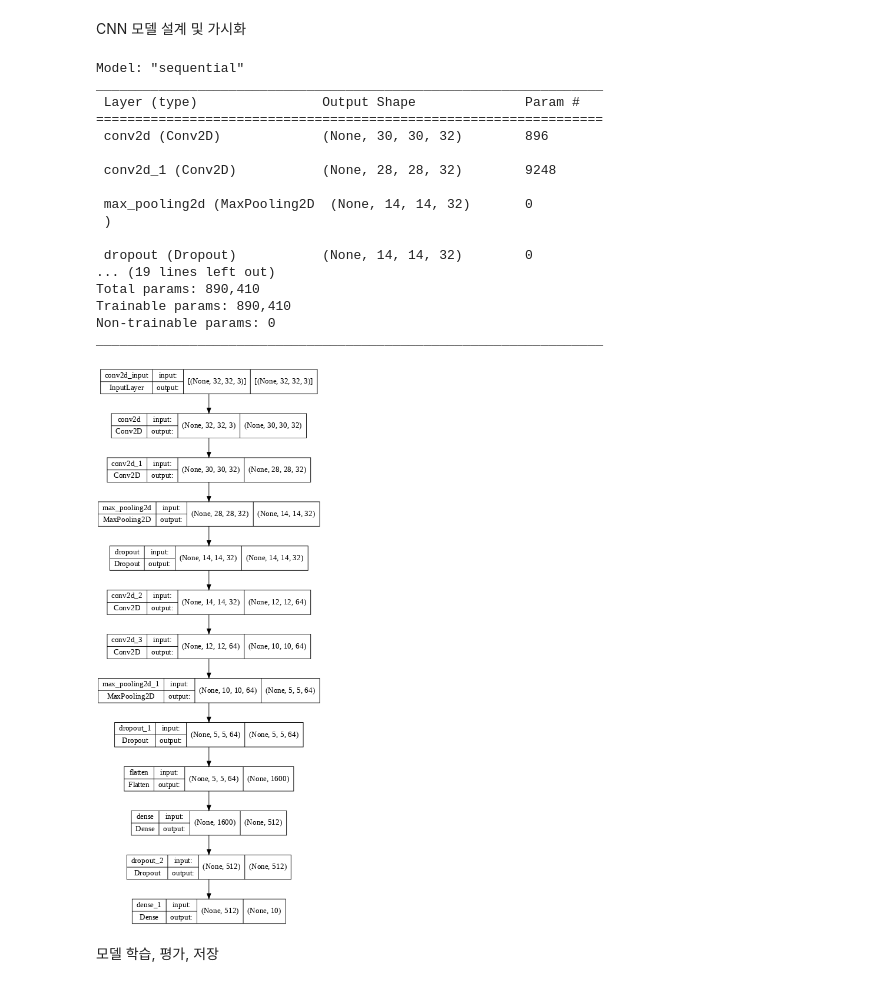
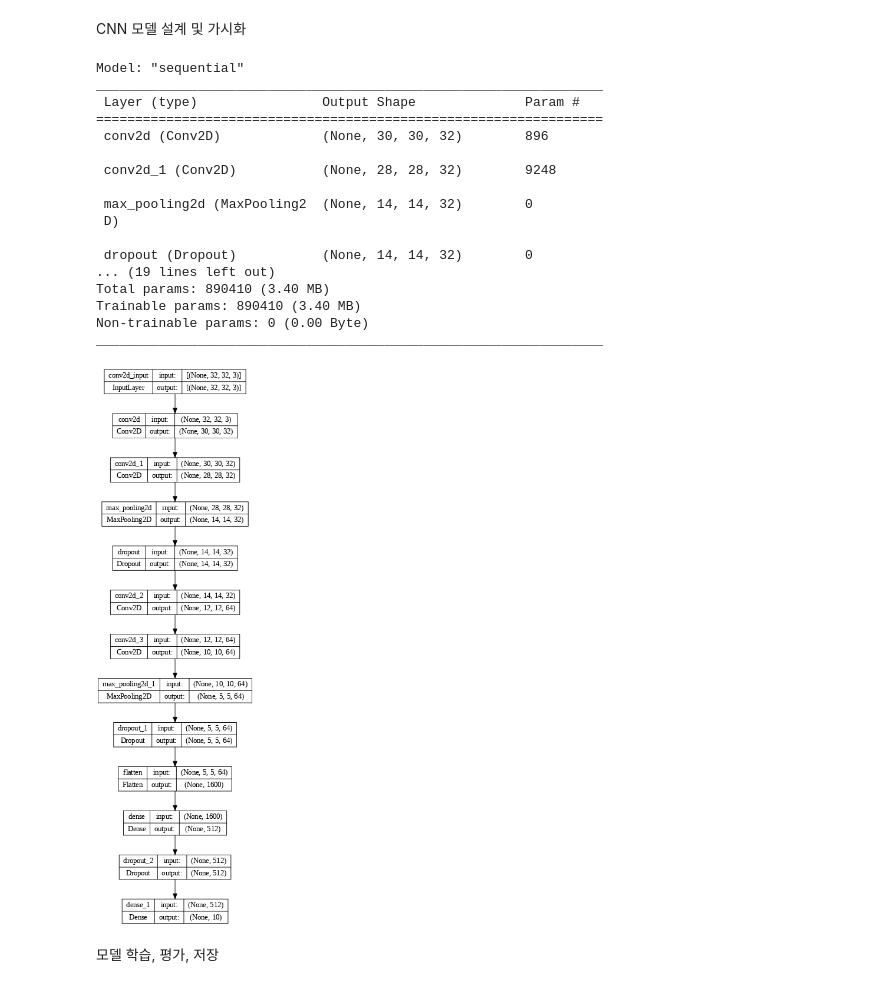
Before and after one commit to jjyjung/ai, a Jupyter notebook: tf_keras_CNN_CIFAR10.ipynb, the cells around one changed output. Cells and saved outputs as stored; diff of their text form; code cells hidden in the pictures.

Commit message:
Colaboratory를 통해 생성됨

```diff
--- a/tf_keras_CNN_CIFAR10.ipynb
+++ b/tf_keras_CNN_CIFAR10.ipynb
@@ -12,7 +13,5 @@ Google Drive 파일 읽기 테스트
 # %%
 import pandas as pd
 
-# BMI 데이터를 읽어 들이고 정규화하기
-dir = "/content/gdrive/My Drive/Colab Notebooks/"
-df = pd.read_csv(dir + "test.csv")
-df
+# 파일이 저장되어있는 경로
+dir = "/content/gdrive/My Drive/Colab Notebooks/ai/CNN/"
@@ -99,47 +101,52 @@ l2_reg=0.0
 
 # 모델 설계
 cnn=Sequential()
-cnn.add(Conv2D(n_kernals1,kernel_size,strides=strides,activation=activation,kernel_initializer=kernel_initializer,bias_initializer=bias_initializer,input_shape=input_shape))
-cnn.add(Conv2D(n_kernals1,kernel_size,strides=strides,activation=activation,kernel_initializer=kernel_initializer,bias_initializer=bias_initializer))
+cnn.add(Conv2D(n_kernals1, kernel_size, strides=strides, activation=activation,
+               kernel_initializer=kernel_initializer, bias_initializer=bias_initializer, input_shape=input_shape))
+cnn.add(Conv2D(n_kernals1, kernel_size, strides=strides, activation=activation,
+               kernel_initializer=kernel_initializer, bias_initializer=bias_initializer))
 cnn.add(MaxPooling2D(pool_size=pool_size))
 cnn.add(Dropout(dropout_rate[0]))
-cnn.add(Conv2D(n_kernals2,kernel_size,strides=strides,activation=activation,kernel_initializer=kernel_initializer,bias_initializer=bias_initializer))
-cnn.add(Conv2D(n_kernals2,kernel_size,strides=strides,activation=activation,kernel_initializer=kernel_initializer,bias_initializer=bias_initializer))
+cnn.add(Conv2D(n_kernals2, kernel_size, strides=strides, activation=activation,
+               kernel_initializer=kernel_initializer, bias_initializer=bias_initializer))
+cnn.add(Conv2D(n_kernals2, kernel_size, strides=strides, activation=activation,
+               kernel_initializer=kernel_initializer, bias_initializer=bias_initializer))
 cnn.add(MaxPooling2D(pool_size=pool_size))
 cnn.add(Dropout(dropout_rate[1]))
 cnn.add(Flatten())
-cnn.add(Dense(n_hidden1,activation=activation))
+cnn.add(Dense(n_hidden1, activation=activation))
 cnn.add(Dropout(dropout_rate[2]))
-cnn.add(Dense(n_output,activation='softmax',kernel_regularizer=regularizers.l2(l2_reg)))
+cnn.add(Dense(n_output, activation='softmax',
+              kernel_regularizer=regularizers.l2(l2_reg)))
 
 # 모델 확인
 cnn.summary()
 
 # SVG로 그리기
 from IPython.display import SVG
-from keras.utils.vis_utils import model_to_dot, plot_model
+from tensorflow.keras.utils import model_to_dot, plot_model
 %matplotlib inline
 SVG(model_to_dot(cnn, show_shapes=True, dpi=65).create(prog='dot', format='svg'))  # SVG로 가시화
 plot_model(cnn, to_file=dir+'cnn_cifar10.png', show_shapes=True, show_layer_names=True, dpi=65) # 파일 출력
 # %% [output]
 Model: "sequential"
 _________________________________________________________________
  Layer (type)                Output Shape              Param #
 =================================================================
  conv2d (Conv2D)             (None, 30, 30, 32)        896
 
  conv2d_1 (Conv2D)           (None, 28, 28, 32)        9248
 
- max_pooling2d (MaxPooling2D  (None, 14, 14, 32)       0
- )
+ max_pooling2d (MaxPooling2  (None, 14, 14, 32)        0
+ D)
 
  dropout (Dropout)           (None, 14, 14, 32)        0
 ... (19 lines left out)
-Total params: 890,410
-Trainable params: 890,410
-Non-trainable params: 0
+Total params: 890410 (3.40 MB)
+Trainable params: 890410 (3.40 MB)
+Non-trainable params: 0 (0.00 Byte)
 _________________________________________________________________
-[figure, old version]
+[figure, new version]
 # %% [markdown]
 모델 학습, 평가, 저장
 # %%
```
Also changed, not shown: parts of 11 cells of this notebook.
